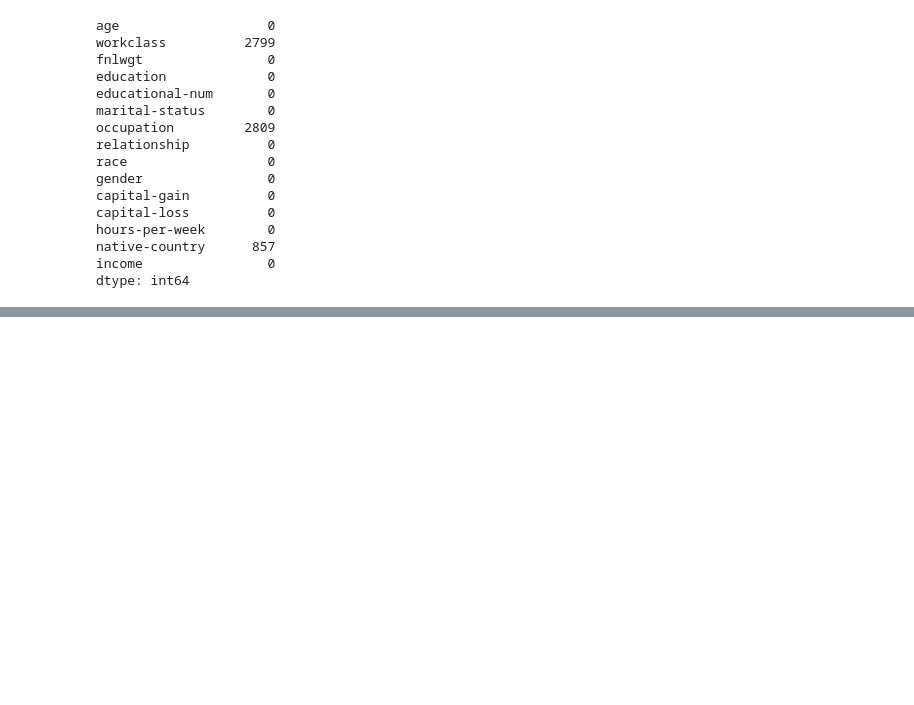
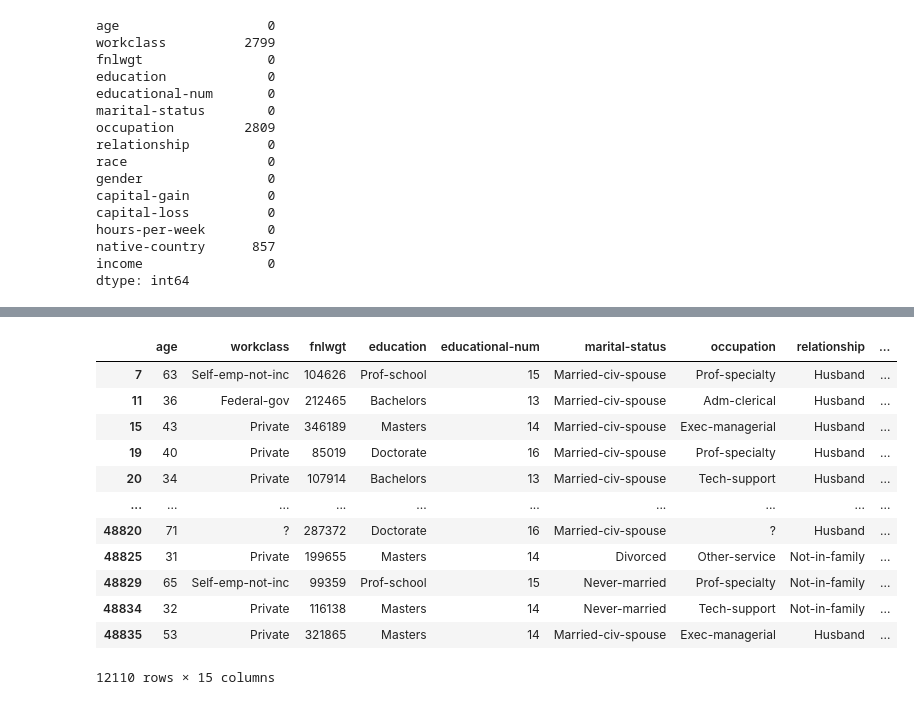
Before and after one commit to Lettush/DA-Course, a Jupyter notebook: pandas_cleaning.ipynb, the cells around one changed output, grey strips where cells are left out. Saved outputs shown, nothing was run; the diff lists cells and outputs as text; code cells hidden in the pictures; blank space fills up the shorter version.

```diff
--- a/pandas_cleaning.ipynb
+++ b/pandas_cleaning.ipynb
@@ -252,0 +170,17 @@ df['income'] = df['income'].astype('category')
+# %%
+college_grads = df.query('`educational-num` >= 13')
+college_grads
+# %% [output]
+|  | age | workclass | fnlwgt | education | educational-num | marital-status | occupation | relationship | ... |
+| 7 | 63 | Self-emp-not-inc | 104626 | Prof-school | 15 | Married-civ-spouse | Prof-specialty | Husband | ... |
+| 11 | 36 | Federal-gov | 212465 | Bachelors | 13 | Married-civ-spouse | Adm-clerical | Husband | ... |
+| 15 | 43 | Private | 346189 | Masters | 14 | Married-civ-spouse | Exec-managerial | Husband | ... |
+| 19 | 40 | Private | 85019 | Doctorate | 16 | Married-civ-spouse | Prof-specialty | Husband | ... |
+| 20 | 34 | Private | 107914 | Bachelors | 13 | Married-civ-spouse | Tech-support | Husband | ... |
+| ... | ... | ... | ... | ... | ... | ... | ... | ... | ... |
+| 48820 | 71 | ? | 287372 | Doctorate | 16 | Married-civ-spouse | ? | Husband | ... |
+| 48825 | 31 | Private | 199655 | Masters | 14 | Divorced | Other-service | Not-in-family | ... |
+| 48829 | 65 | Self-emp-not-inc | 99359 | Prof-school | 15 | Never-married | Prof-specialty | Not-in-family | ... |
+| 48834 | 32 | Private | 116138 | Masters | 14 | Never-married | Tech-support | Not-in-family | ... |
+| 48835 | 53 | Private | 321865 | Masters | 14 | Married-civ-spouse | Exec-managerial | Husband | ... |
+12110 rows × 15 columns
```
Also changed, not shown: parts of 32 cells of this notebook, 1 other file.
